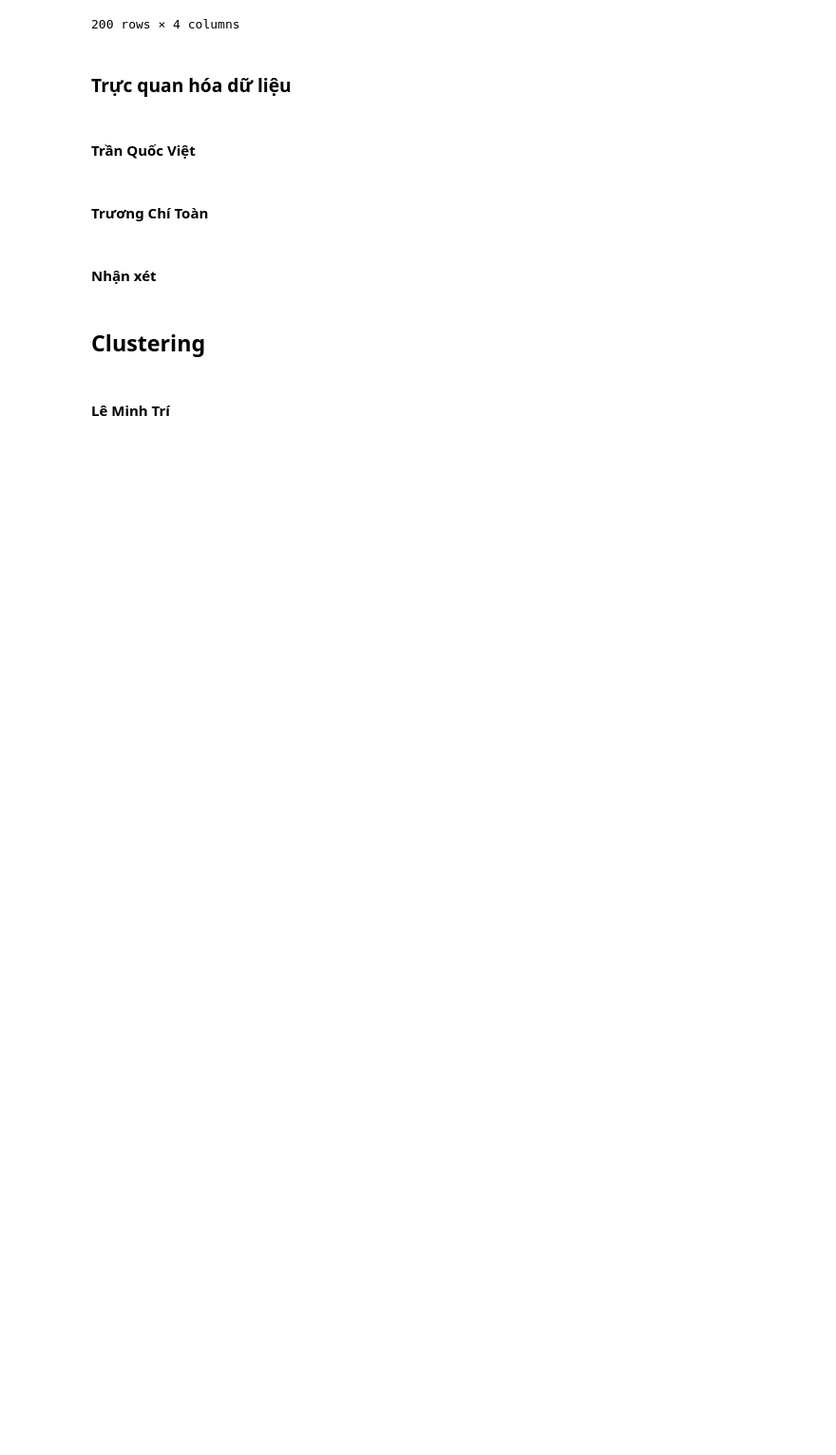
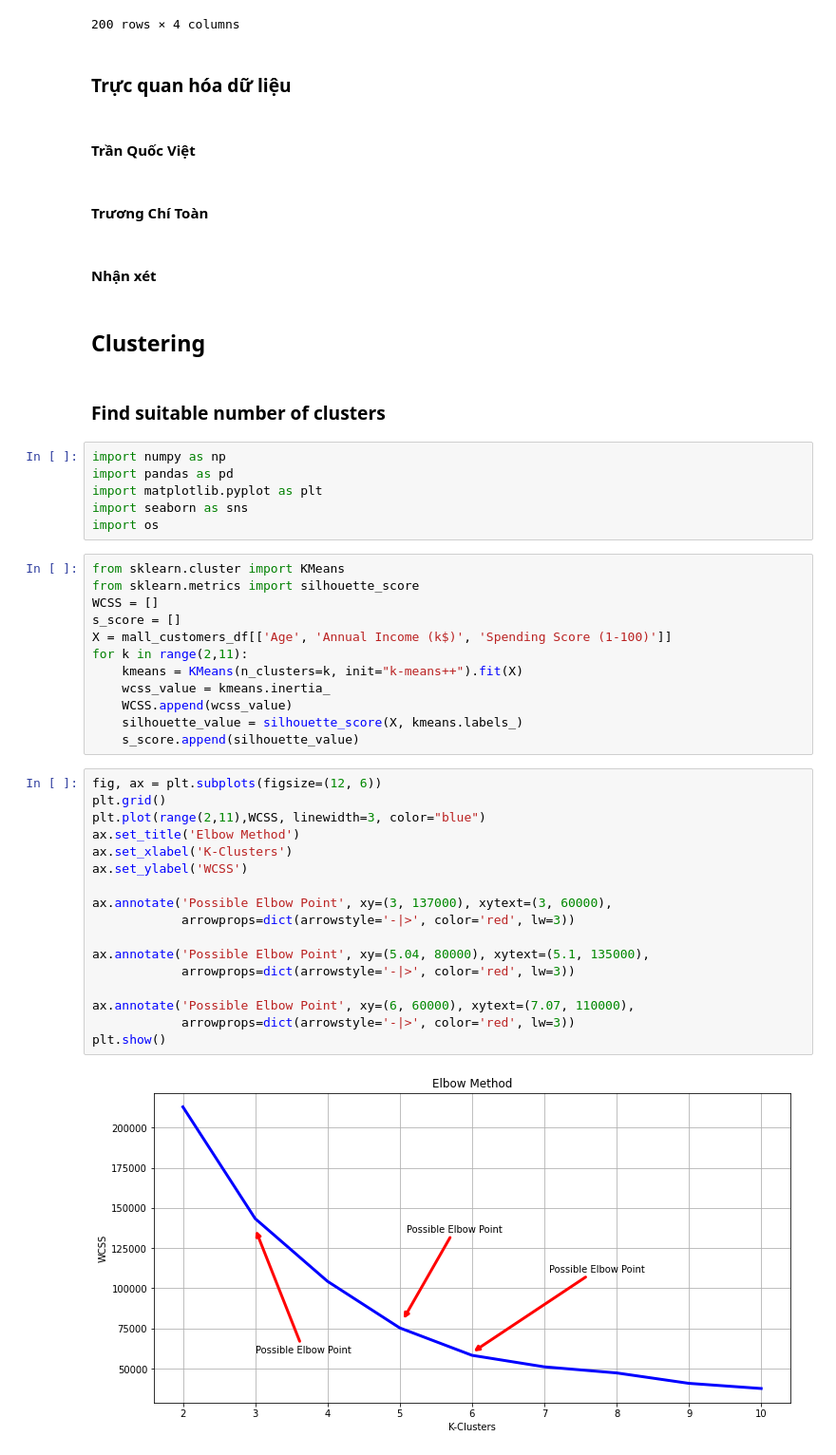
Before and after one commit to vietsimon/CLUSTERING-PROJECT, a Jupyter notebook: Project-3.ipynb, the cells around one changed output. Shown at 95% size. Drawn from its saved outputs; the diff is of its cells as text; blank space fills up the shorter version.

Commit message:
Clustering by Kmeans

```diff
--- a/Project-3.ipynb
+++ b/Project-3.ipynb
@@ -127,5 +127,42 @@ mall_customers_df
 #### Nhận xét
 # %% [markdown]
 ## Clustering
-# %% [markdown]
-#### Lê Minh Trí
+# %% [markdown]
+### Find suitable number of clusters
+# %%
+import numpy as np
+import pandas as pd
+import matplotlib.pyplot as plt
+import seaborn as sns
+import os
+# %%
+from sklearn.cluster import KMeans
+from sklearn.metrics import silhouette_score
+WCSS = []
+s_score = []
+X = mall_customers_df[['Age', 'Annual Income (k$)', 'Spending Score (1-100)']]
+for k in range(2,11):
+    kmeans = KMeans(n_clusters=k, init="k-means++").fit(X)
+    wcss_value = kmeans.inertia_
+    WCSS.append(wcss_value)
+    silhouette_value = silhouette_score(X, kmeans.labels_)
+    s_score.append(silhouette_value)
+# %%
+fig, ax = plt.subplots(figsize=(12, 6))
+plt.grid()
+plt.plot(range(2,11),WCSS, linewidth=3, color="blue")
+ax.set_title('Elbow Method')
+ax.set_xlabel('K-Clusters')
+ax.set_ylabel('WCSS')
+
+ax.annotate('Possible Elbow Point', xy=(3, 137000), xytext=(3, 60000),
+            arrowprops=dict(arrowstyle='-|>', color='red', lw=3))
+
+ax.annotate('Possible Elbow Point', xy=(5.04, 80000), xytext=(5.1, 135000),
+            arrowprops=dict(arrowstyle='-|>', color='red', lw=3))
+
+ax.annotate('Possible Elbow Point', xy=(6, 60000), xytext=(7.07, 110000),
+            arrowprops=dict(arrowstyle='-|>', color='red', lw=3))
+plt.show()
+# %% [output]
+[figure, added]
```
Also changed, not shown: parts of 12 cells of this notebook.
